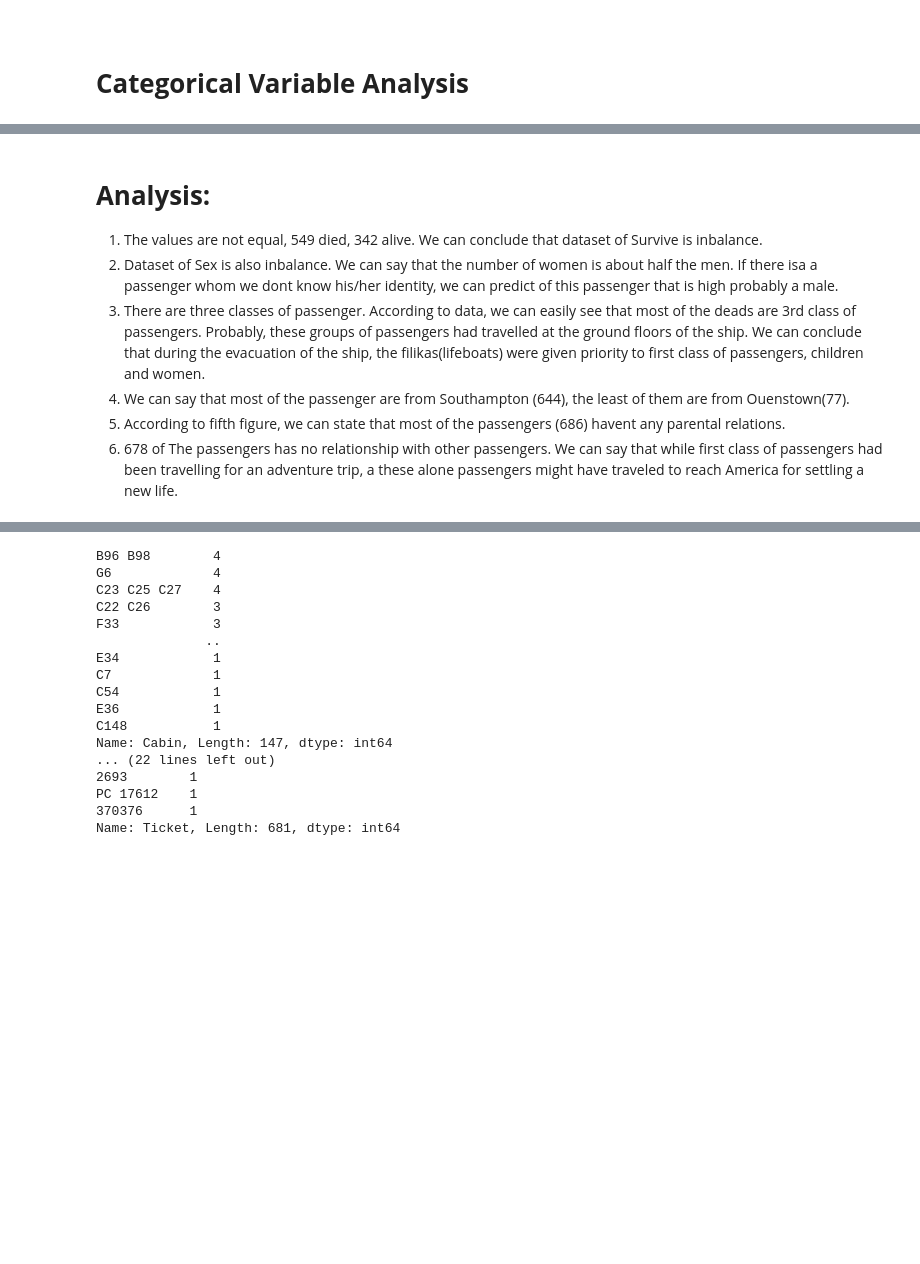
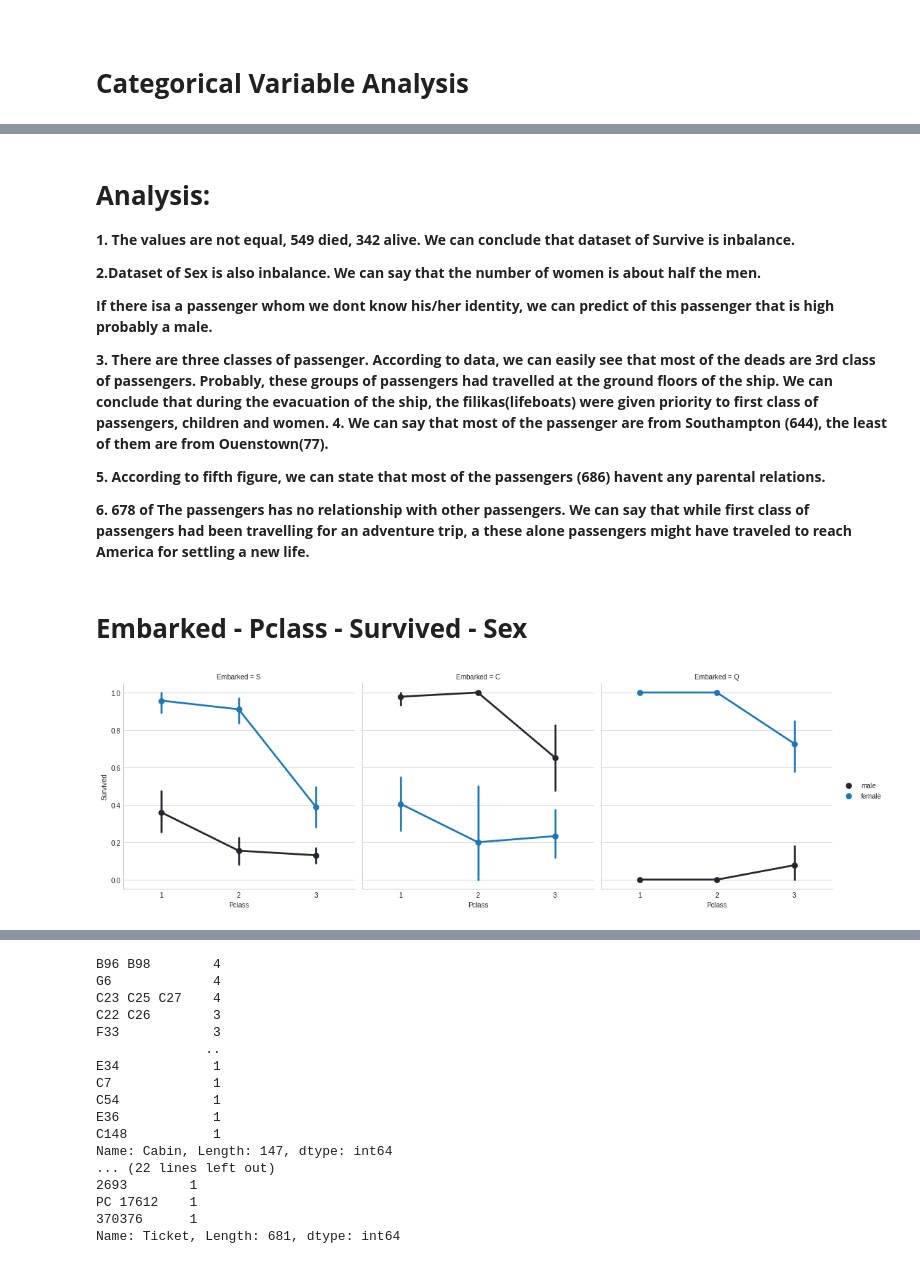
Before and after one commit to merdogan97/Projects, a Jupyter notebook: Titanic_Project_25_02_2022.ipynb, the cells around one changed output, grey strips where cells are left out. Drawn from its saved outputs; the diff is of its cells as text; code cells hidden in the pictures; blank space fills up the shorter version.

```diff
--- a/Titanic_Project_25_02_2022.ipynb
+++ b/Titanic_Project_25_02_2022.ipynb
@@ -233,14 +229,27 @@ Name: Parch, dtype: int64
 # %% [markdown]
  # **Analysis:**
 
-1. The values are not equal, 549 died, 342 alive. We can conclude that dataset of Survive is inbalance.
-2. Dataset of Sex is also inbalance. We can say that the number of women is about half the men.
-If there isa a passenger whom we dont know his/her identity,  we can  predict of this passenger that is
-high probably a male.
-3. There are three classes of passenger. According to data, we can easily see that most of the deads are 3rd class of passengers.
+**1. The values are not equal, 549 died, 342 alive. We can conclude that dataset of Survive is inbalance.**
+
+**2.Dataset of Sex is also inbalance. We can say that the number of women is about half the men.**
+
+**If there isa a passenger whom we dont know his/her identity,  we can  predict of this passenger that is high probably a male.**
+
+**3. There are three classes of passenger. According to data, we can easily see that most of the deads are 3rd class of passengers.
 Probably, these groups of passengers had travelled at the ground floors of the ship. We can conclude that during the evacuation of the ship,
-the filikas(lifeboats) were given priority to first class of passengers, children and women.
-4. We can say that most of the passenger are from Southampton (644), the least of them are from Ouenstown(77).
-5. According to fifth figure, we can state that most of the passengers (686) havent any parental relations.
-6. 678 of The passengers has no relationship with other passengers. We can say that while first class of
-passengers had been travelling for an adventure trip, a these alone passengers might have traveled to reach America for settling a new life.
+the filikas(lifeboats) were given priority to first class of passengers, children and women.**
+**4. We can say that most of the passenger are from Southampton (644), the least of them are from Ouenstown(77).**
+
+**5. According to fifth figure, we can state that most of the passengers (686) havent any parental relations.**
+
+**6.  678 of The passengers has no relationship with other passengers. We can say that while first class of
+passengers had been travelling for an adventure trip, a these alone passengers might have traveled to reach America for settling a new life.**
+# %% [markdown]
+# **Embarked - Pclass - Survived - Sex**
+# %%
+g= sns.FacetGrid(data=train_df, col ="Embarked", size=5)
+g.map(sns.pointplot, "Pclass", "Survived", "Sex")
+g.add_legend()
+plt.show()
+# %% [output]
+[figure, added]
```
Also changed, not shown: parts of 45 cells of this notebook.
